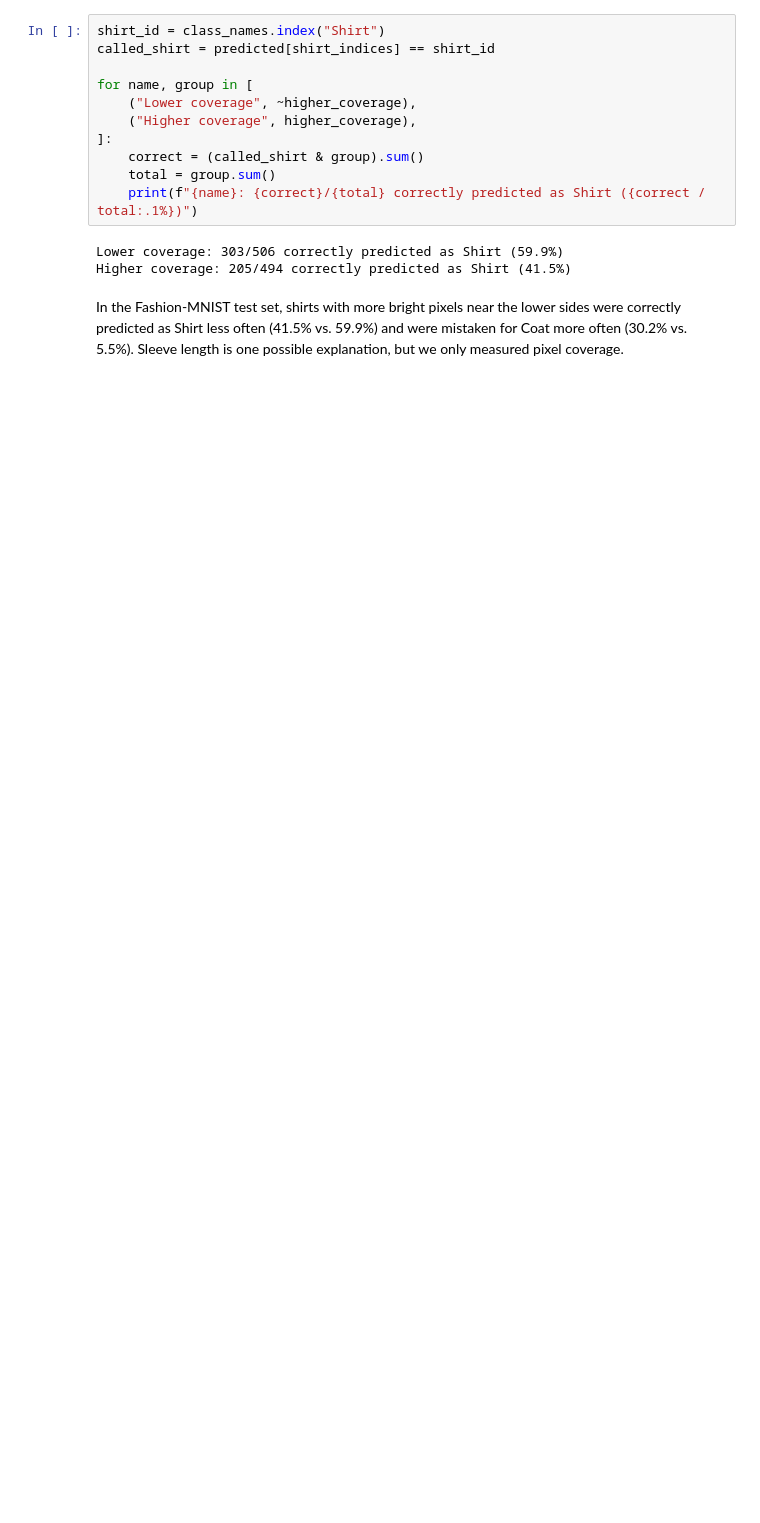
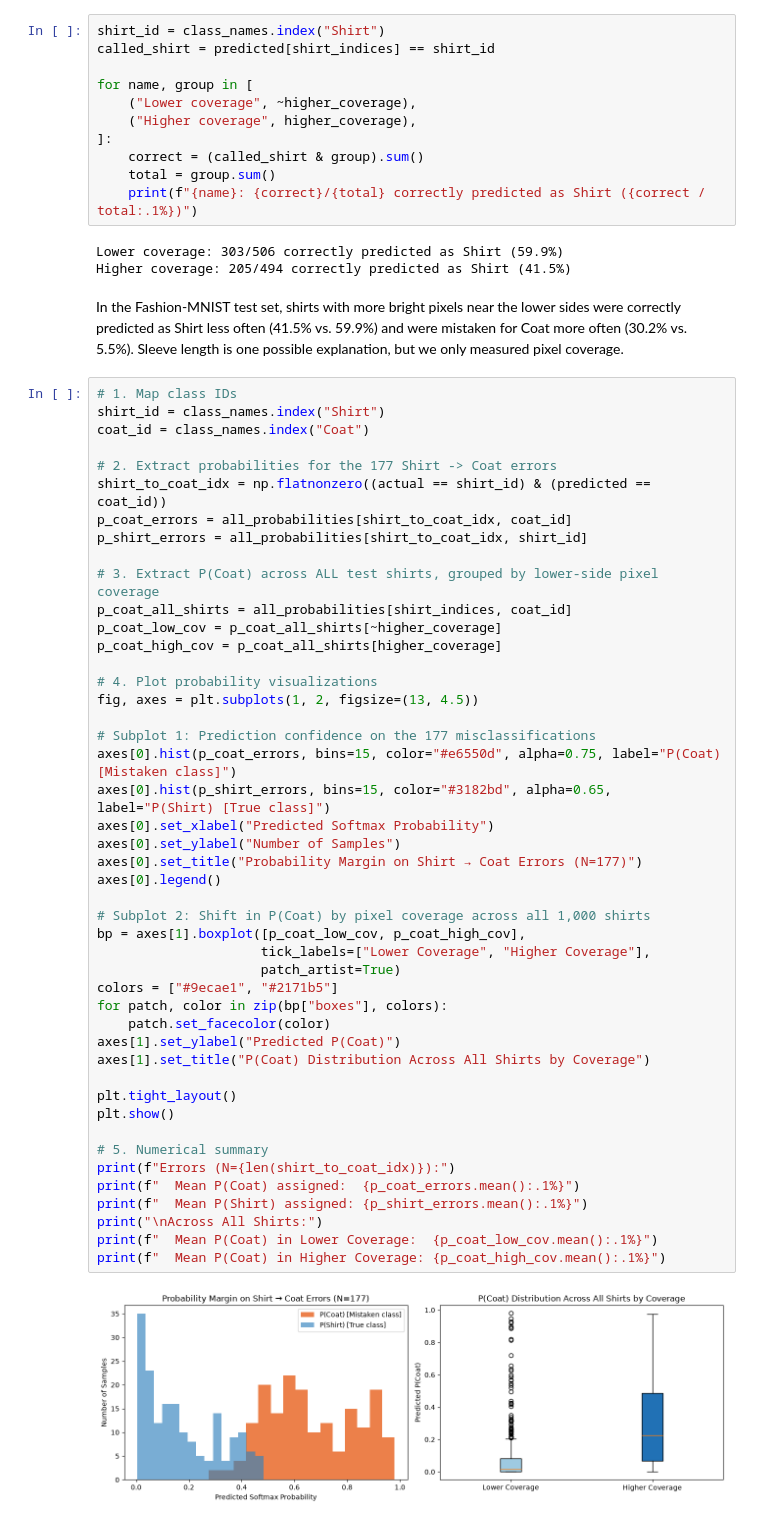
Before and after one commit to ahmeddgamall15/AI-VIS26, a Jupyter notebook: phase1_ai_analysis.ipynb, the cells around one changed output. Cells and saved outputs as stored; diff of their text form; blank space fills up the shorter version.

```diff
--- a/phase1_ai_analysis.ipynb
+++ b/phase1_ai_analysis.ipynb
@@ -216,3 +228,51 @@ Lower coverage: 303/506 correctly predicted as Shirt (59.9%)
 Higher coverage: 205/494 correctly predicted as Shirt (41.5%)
 # %% [markdown]
 In the Fashion-MNIST test set, shirts with more bright pixels near the lower sides were correctly predicted as Shirt less often (41.5% vs. 59.9%) and were mistaken for Coat more often (30.2% vs. 5.5%). Sleeve length is one possible explanation, but we only measured pixel coverage.
+# %%
+# 1. Map class IDs
+shirt_id = class_names.index("Shirt")
+coat_id = class_names.index("Coat")
+
+# 2. Extract probabilities for the 177 Shirt -> Coat errors
+shirt_to_coat_idx = np.flatnonzero((actual == shirt_id) & (predicted == coat_id))
+p_coat_errors = all_probabilities[shirt_to_coat_idx, coat_id]
+p_shirt_errors = all_probabilities[shirt_to_coat_idx, shirt_id]
+
+# 3. Extract P(Coat) across ALL test shirts, grouped by lower-side pixel coverage
+p_coat_all_shirts = all_probabilities[shirt_indices, coat_id]
+p_coat_low_cov = p_coat_all_shirts[~higher_coverage]
+p_coat_high_cov = p_coat_all_shirts[higher_coverage]
+
+# 4. Plot probability visualizations
+fig, axes = plt.subplots(1, 2, figsize=(13, 4.5))
+
+# Subplot 1: Prediction confidence on the 177 misclassifications
+axes[0].hist(p_coat_errors, bins=15, color="#e6550d", alpha=0.75, label="P(Coat) [Mistaken class]")
+axes[0].hist(p_shirt_errors, bins=15, color="#3182bd", alpha=0.65, label="P(Shirt) [True class]")
+axes[0].set_xlabel("Predicted Softmax Probability")
+axes[0].set_ylabel("Number of Samples")
+axes[0].set_title("Probability Margin on Shirt → Coat Errors (N=177)")
+axes[0].legend()
+
+# Subplot 2: Shift in P(Coat) by pixel coverage across all 1,000 shirts
+bp = axes[1].boxplot([p_coat_low_cov, p_coat_high_cov],
+                     tick_labels=["Lower Coverage", "Higher Coverage"],
+                     patch_artist=True)
+colors = ["#9ecae1", "#2171b5"]
+for patch, color in zip(bp["boxes"], colors):
+    patch.set_facecolor(color)
+axes[1].set_ylabel("Predicted P(Coat)")
+axes[1].set_title("P(Coat) Distribution Across All Shirts by Coverage")
+
+plt.tight_layout()
+plt.show()
+
+# 5. Numerical summary
+print(f"Errors (N={len(shirt_to_coat_idx)}):")
+print(f"  Mean P(Coat) assigned:  {p_coat_errors.mean():.1%}")
+print(f"  Mean P(Shirt) assigned: {p_shirt_errors.mean():.1%}")
+print("\nAcross All Shirts:")
+print(f"  Mean P(Coat) in Lower Coverage:  {p_coat_low_cov.mean():.1%}")
+print(f"  Mean P(Coat) in Higher Coverage: {p_coat_high_cov.mean():.1%}")
+# %% [output]
+[figure, added]
```
Also changed, not shown: parts of 6 cells of this notebook.
